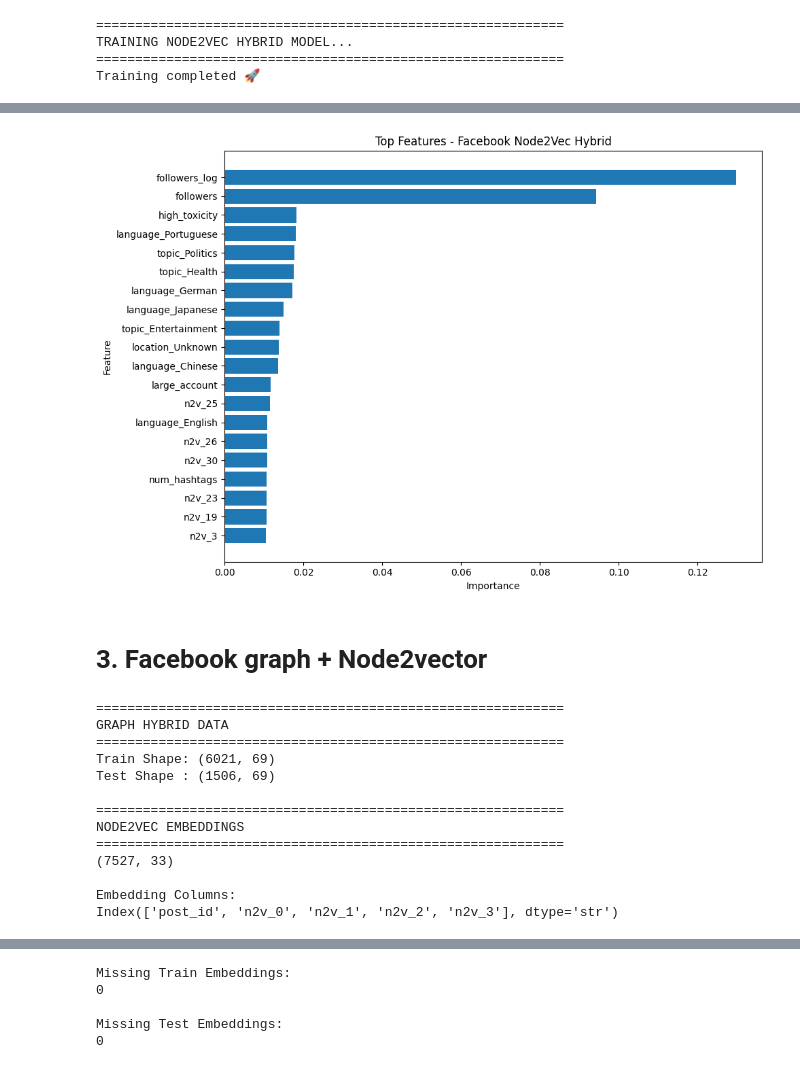
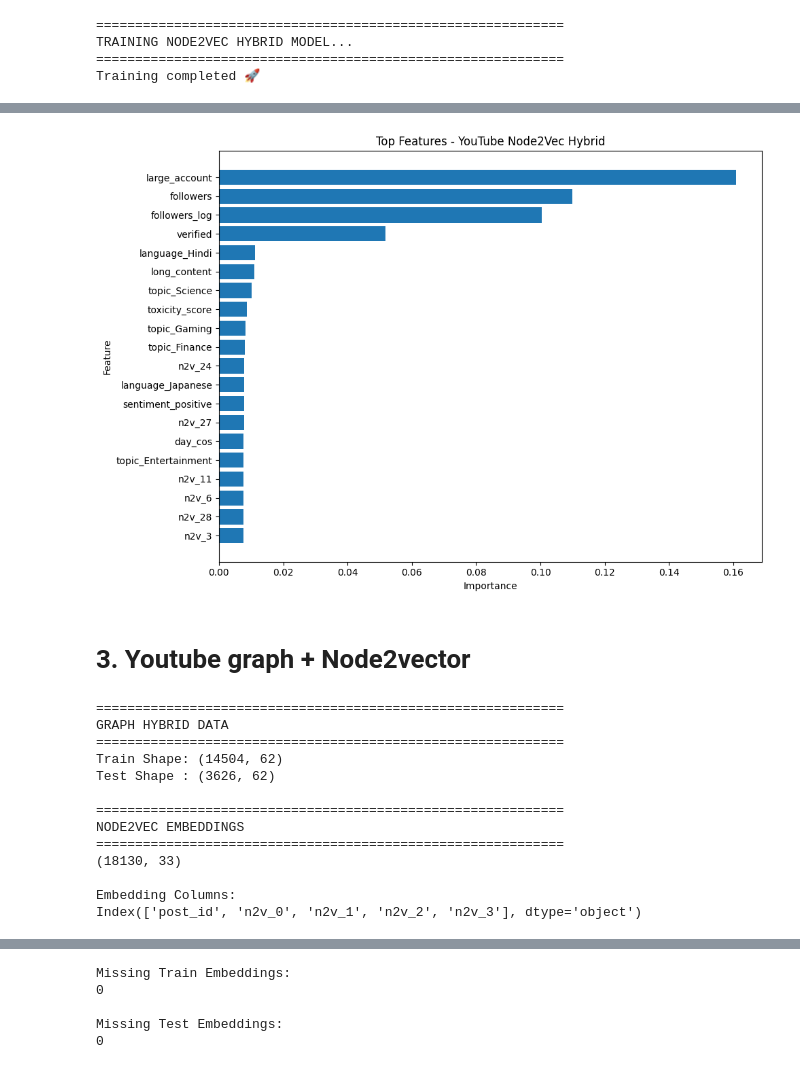
Before and after one commit to ThienY173/FDSE_2026_A_comparative_study_across_six_platforms, a Jupyter notebook: Network_graph/Youtube/youtube_graph.ipynb, the cells around one changed output, grey strips where cells are left out. Cells and saved outputs as stored; diff of their text form; code cells hidden in the pictures.

```diff
--- a/Network_graph/Youtube/youtube_graph.ipynb
+++ b/Network_graph/Youtube/youtube_graph.ipynb
@@ -1024,23 +1133,23 @@ X_test : (1506, 87)
 # =====================================================
 # XGBOOST MODEL
 # =====================================================
+# Calculate class imbalance ratio
+ratio = 11602 / 2902
 
+# Initialize XGBoost with optimized parameters
 model = XGBClassifier(
-
     objective="binary:logistic",
-
     eval_metric="logloss",
-
-    n_estimators=300,
-    max_depth=6,
-    learning_rate=0.05,
-
-    subsample=0.8,
-    colsample_bytree=0.8,
-
-    random_state=42,
-
-    n_jobs=-1
+    scale_pos_weight=ratio,     # Handle imbalanced data
+    n_estimators=500,           # Number of boosting rounds
+    learning_rate=0.02,         # Step size shrinkage
+    max_depth=6,                # Maximum tree depth
+    min_child_weight=1,         # Minimum sum of instance weight
+    gamma=0.1,                  # Minimum loss reduction
+    subsample=0.8,              # Fraction of training data per tree
+    colsample_bytree=0.8,       # Fraction of features per tree
+    random_state=42,            # For reproducibility
+    n_jobs=-1                   # Use all CPU cores
 )
 
 # =====================================================
@@ -1062,9 +1171,23 @@ print("Training completed 🚀")
 # PREDICTIONS
 # =====================================================
 
-y_pred = model.predict(X_test)
+import numpy as np
+from sklearn.metrics import precision_recall_curve
 
+# Get probability scores for the positive class
 y_prob = model.predict_proba(X_test)[:, 1]
+
+# Calculate precision-recall pairs
+precisions, recalls, thresholds = precision_recall_curve(y_test, y_prob)
+
+# Calculate F1-score for each threshold
+f1_scores = 2 * (precisions * recalls) / (precisions + recalls + 1e-9)
+
+# Locate the threshold that yields the highest F1-score
+best_threshold = thresholds[np.argmax(f1_scores)]
+
+# Apply the optimal threshold to generate final predictions
+y_pred = (y_prob >= best_threshold).astype(int)
 
 # =====================================================
 # EVALUATION
@@ -1173,38 +1298,38 @@ TOP 20 IMPORTANT FEATURES
 # %%
 # =====================================================
 
 top_n = 20
 
 plot_df = importance_df.head(top_n)
 
 plt.figure(figsize=(10, 7))
 
 plt.barh(
     plot_df["feature"][::-1],
     plot_df["importance"][::-1]
 )
 
 plt.xlabel("Importance")
 plt.ylabel("Feature")
 
 plt.title(
-    "Top Features - Facebook Node2Vec Hybrid"
+    "Top Features - YouTube Node2Vec Hybrid"
 )
 
 plt.tight_layout()
 
 plt.show()
 # %% [output]
-[figure, old version]
+[figure, new version]
 # %% [markdown]
-# 3. Facebook graph + Node2vector
+# 3. Youtube graph + Node2vector
 # %%
 train_df = pd.read_csv(
-    "facebook_hybrid_train.csv"
+    "youtube_hybrid_train.csv"
 )
 
 test_df = pd.read_csv(
-    "facebook_hybrid_test.csv"
+    "youtube_hybrid_test.csv"
 )
 
 print("=" * 60)
@@ -1219,7 +1344,7 @@ print("Test Shape :", test_df.shape)
 # =====================================================
 
 embedding_df = pd.read_csv(
-    "facebook_node2vec_embeddings.csv"
+    "youtube_node2vec_embeddings.csv"
 )
 
 print("\n" + "=" * 60)
@@ -1238,16 +1363,16 @@ print(embedding_df.columns[:5])
 ============================================================
 GRAPH HYBRID DATA
 ============================================================
-Train Shape: (6021, 69)
-Test Shape : (1506, 69)
+Train Shape: (14504, 62)
+Test Shape : (3626, 62)
 
 ============================================================
 NODE2VEC EMBEDDINGS
 ============================================================
-(7527, 33)
+(18130, 33)
 
 Embedding Columns:
-Index(['post_id', 'n2v_0', 'n2v_1', 'n2v_2', 'n2v_3'], dtype='str')
+Index(['post_id', 'n2v_0', 'n2v_1', 'n2v_2', 'n2v_3'], dtype='object')
 # %%
 # MERGE NODE2VEC INTO TRAIN
 # =====================================================
```
Also changed, not shown: parts of 38 cells of this notebook, 37 other files.
